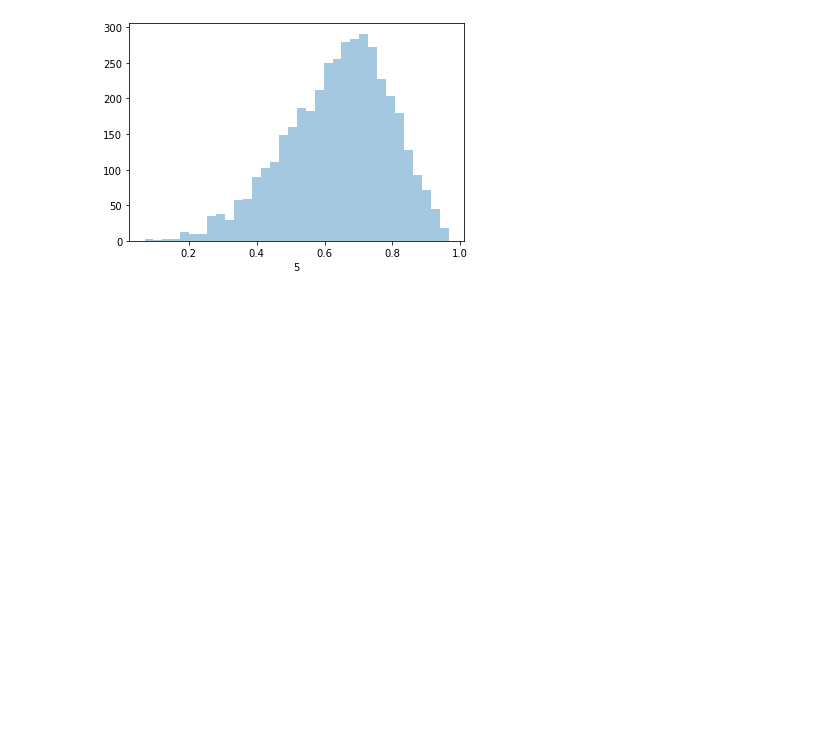
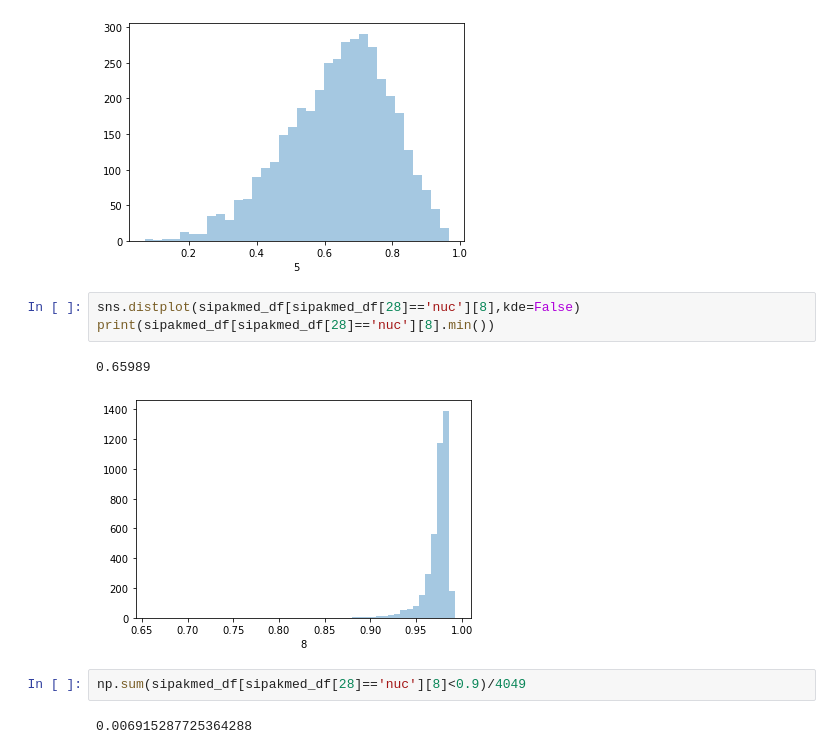
Before and after one commit to edunnwe1/Insight_project, a Jupyter notebook: notebooks/01-Exploratory_Data_Analysis.ipynb, the cells around one changed output. Saved outputs shown, nothing was run; the diff lists cells and outputs as text; blank space fills up the shorter version.

Commit message:
updated nuclei segmentation, image feature thresholds

```diff
--- a/notebooks/01-Exploratory_Data_Analysis.ipynb
+++ b/notebooks/01-Exploratory_Data_Analysis.ipynb
@@ -279,3 +280,13 @@ print(sipakmed_df[sipakmed_df[28]=='nuc'][5].min())
 # %% [output]
 0.069324
 [figure]
+# %%
+sns.distplot(sipakmed_df[sipakmed_df[28]=='nuc'][8],kde=False)
+print(sipakmed_df[sipakmed_df[28]=='nuc'][8].min())
+# %% [output]
+0.65989
+[figure, added]
+# %%
+np.sum(sipakmed_df[sipakmed_df[28]=='nuc'][8]<0.9)/4049
+# %% [output]
+0.006915287725364288
```
Also changed, not shown: parts of 3 cells of this notebook, 3 other files.
